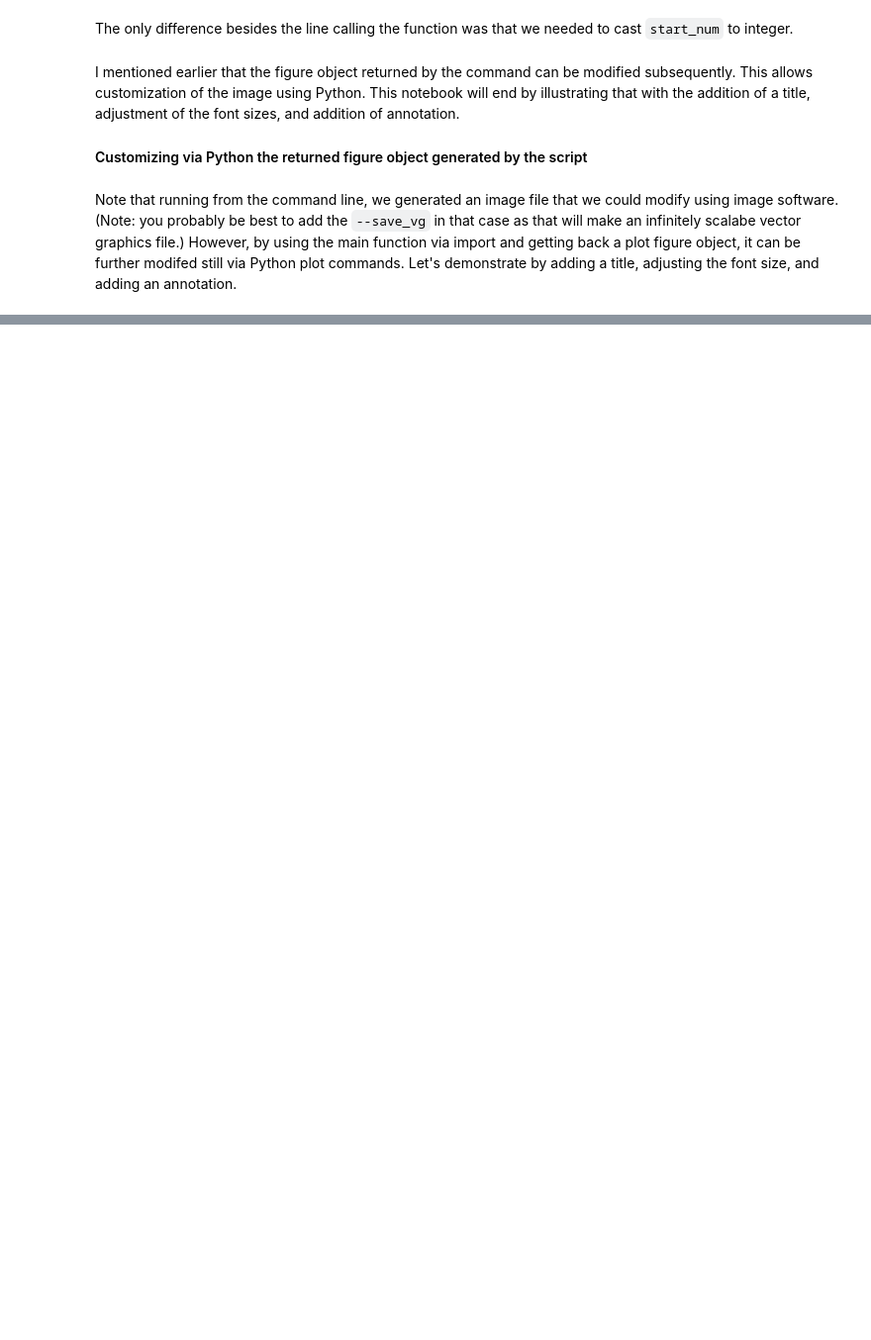
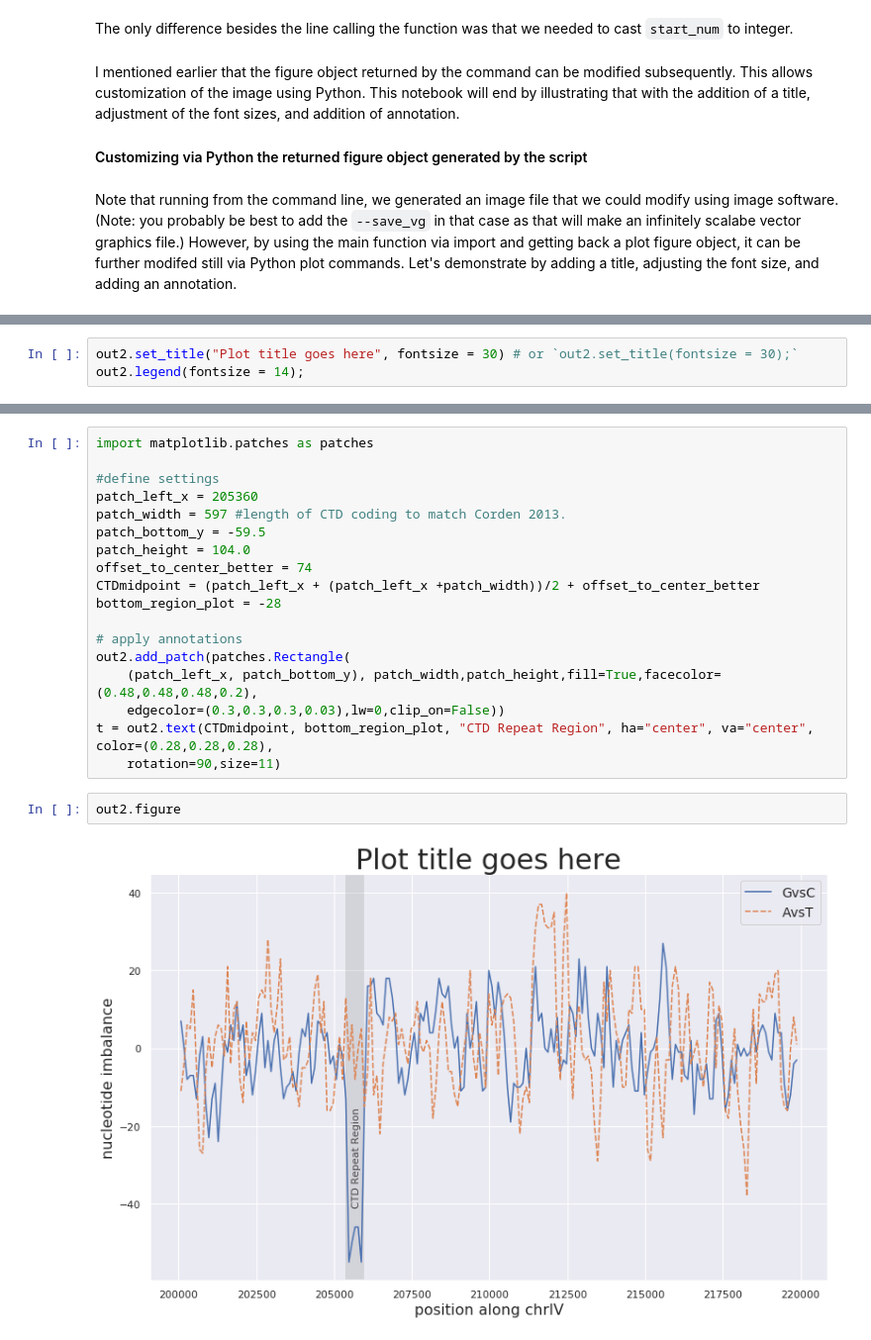
Before and after one commit to fomightez/cl_sq_demo-binder, a Jupyter notebook: notebooks/Demo of script to plot nt imbalance for sequence span.ipynb, the cells around one changed output, grey strips where cells are left out. Shown at 99% size. Saved outputs shown, nothing was run; the diff lists cells and outputs as text; blank space fills up the shorter version.

```diff
--- a/notebooks/Demo of script to plot nt imbalance for sequence span.ipynb
+++ b/notebooks/Demo of script to plot nt imbalance for sequence span.ipynb
@@ -312,0 +270,3 @@ Enjoy!
+# %%
+out2.set_title("Plot title goes here", fontsize = 30) # or `out2.set_title(fontsize = 30);`
+out2.legend(fontsize = 14);
@@ -312,0 +275,22 @@ Enjoy!
+# %%
+import matplotlib.patches as patches
+
+#define settings
+patch_left_x = 205360
+patch_width = 597 #length of CTD coding to match Corden 2013.
+patch_bottom_y = -59.5
+patch_height = 104.0
+offset_to_center_better = 74
+CTDmidpoint = (patch_left_x + (patch_left_x +patch_width))/2 + offset_to_center_better
+bottom_region_plot = -28
+
+# apply annotations
+out2.add_patch(patches.Rectangle(
+    (patch_left_x, patch_bottom_y), patch_width,patch_height,fill=True,facecolor=(0.48,0.48,0.48,0.2),
+    edgecolor=(0.3,0.3,0.3,0.03),lw=0,clip_on=False))
+t = out2.text(CTDmidpoint, bottom_region_plot, "CTD Repeat Region", ha="center", va="center", color=(0.28,0.28,0.28),
+    rotation=90,size=11)
+# %%
+out2.figure
+# %% [output]
+[figure, added]
```
Also changed, not shown: parts of 36 cells of this notebook.
